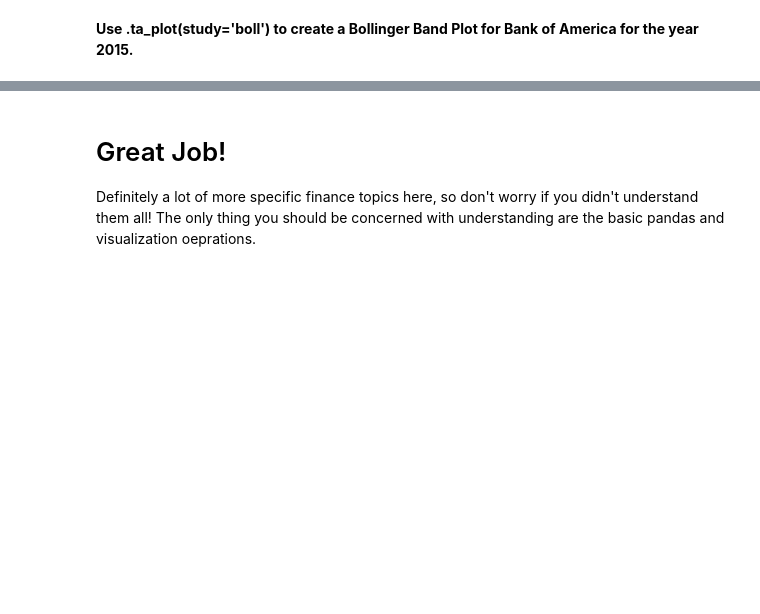
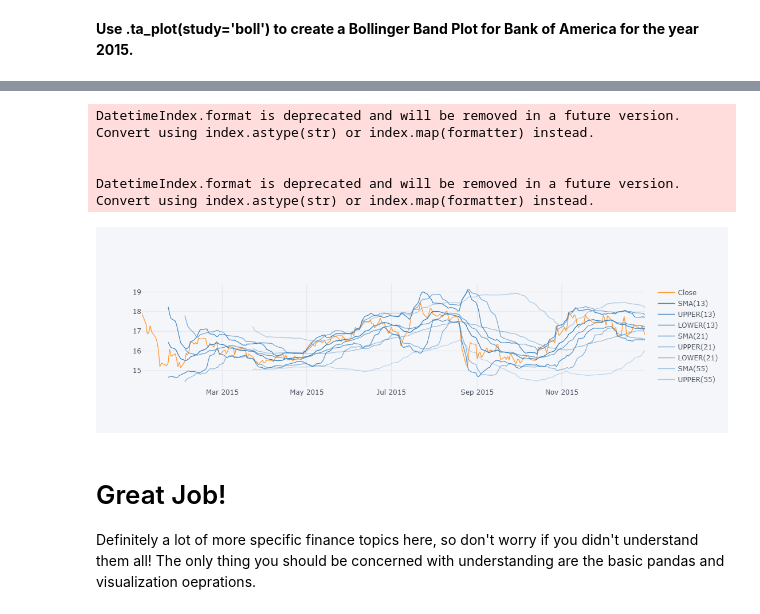
Before and after one commit to SpeedBird789/Data-Capstone-Project, a Jupyter notebook: Finance Project My Attempt.ipynb, the cells around one changed output, grey strips where cells are left out. Saved outputs shown, nothing was run; the diff lists cells and outputs as text; code cells hidden in the pictures; blank space fills up the shorter version.

```diff
--- a/Finance Project My Attempt.ipynb
+++ b/Finance Project My Attempt.ipynb
@@ -310,3 +320,11 @@ In this second part of the project we will rely on the cufflinks library to crea
+# %%
+BAC['Close'].loc['2015-01-01' : '2016-01-01'].ta_plot(study='boll', periods=[13,21,55])
+# %% [output]
+DatetimeIndex.format is deprecated and will be removed in a future version. Convert using index.astype(str) or index.map(formatter) instead.
+
+
+DatetimeIndex.format is deprecated and will be removed in a future version. Convert using index.astype(str) or index.map(formatter) instead.
+[figure, added]
 # %% [markdown]
 # Great Job!
 
```
Also changed, not shown: parts of 9 cells of this notebook.
